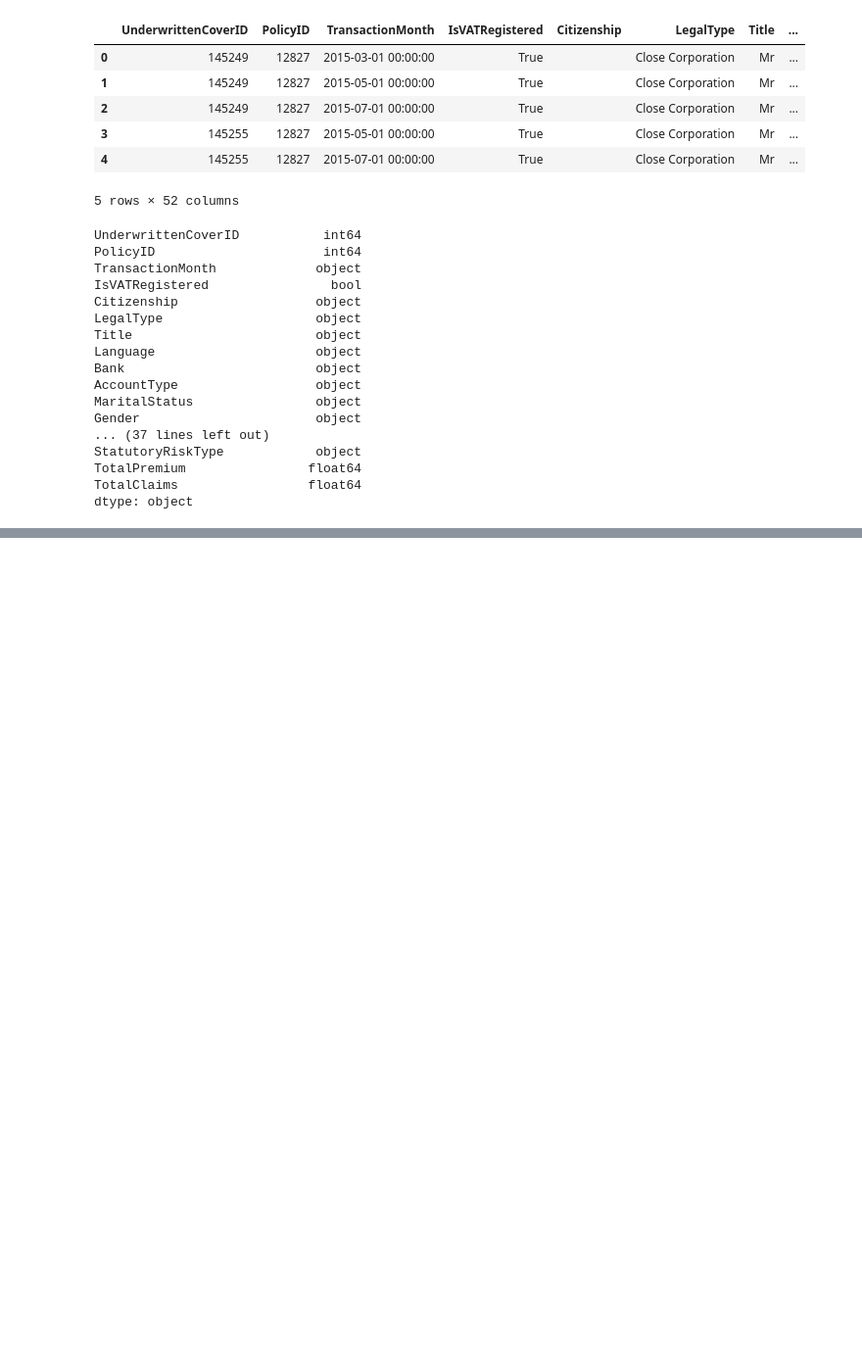
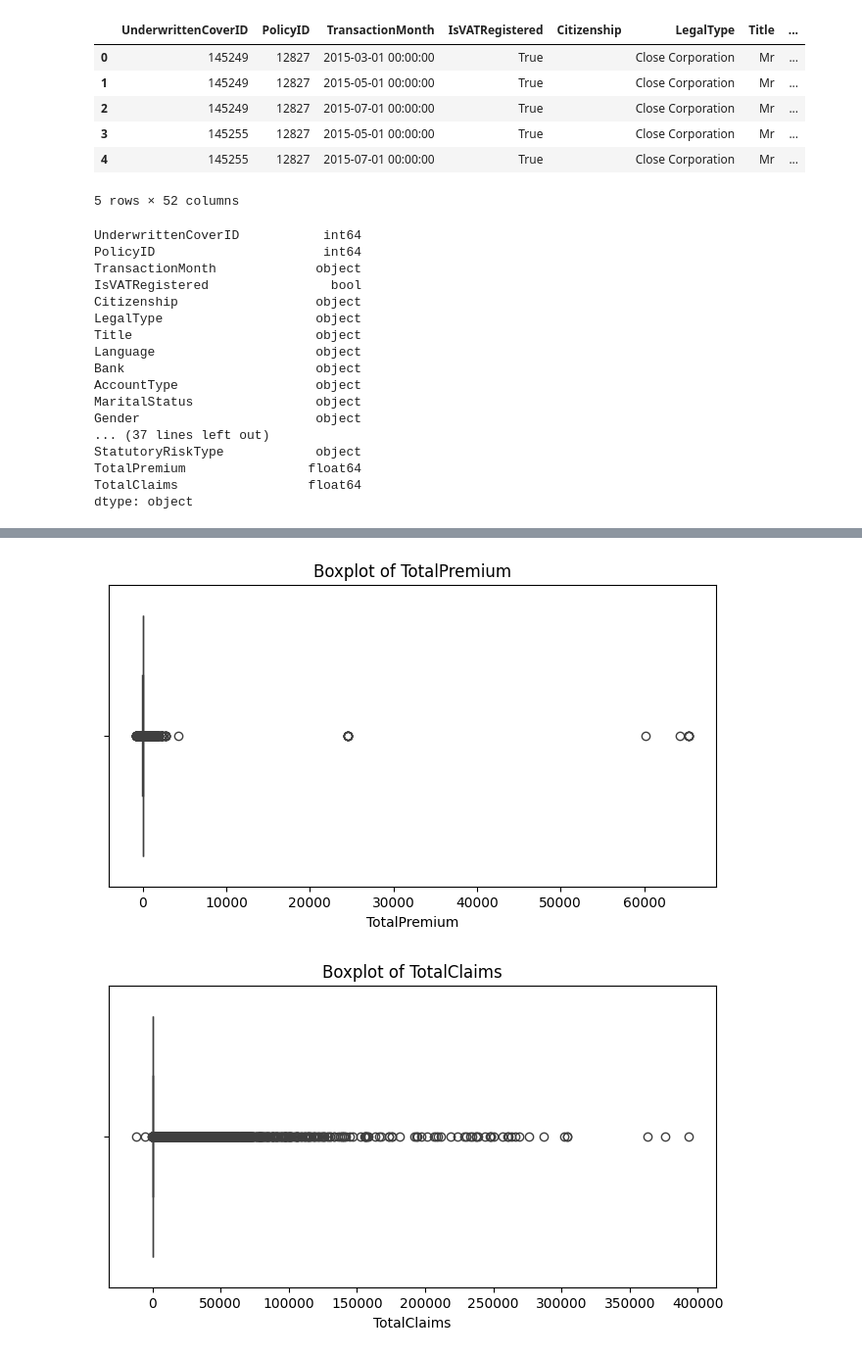
Before and after one commit to Sari-Amin/insurance-risk-analytics-ml, a Jupyter notebook: notebooks/eda.ipynb, the cells around one changed output, grey strips where cells are left out. Shown at 98% size. Drawn from its saved outputs; the diff is of its cells as text; code cells hidden in the pictures; blank space fills up the shorter version.

```diff
--- a/notebooks/eda.ipynb
+++ b/notebooks/eda.ipynb
@@ -95,0 +114,6 @@ dtype: object
+# %%
+Visualizer.plot_boxplot("TotalPremium")
+Visualizer.plot_boxplot("TotalClaims")
+# %% [output]
+[figure, added]
+[figure, added]
```
Also changed, not shown: parts of 8 cells of this notebook, 1 other file.
